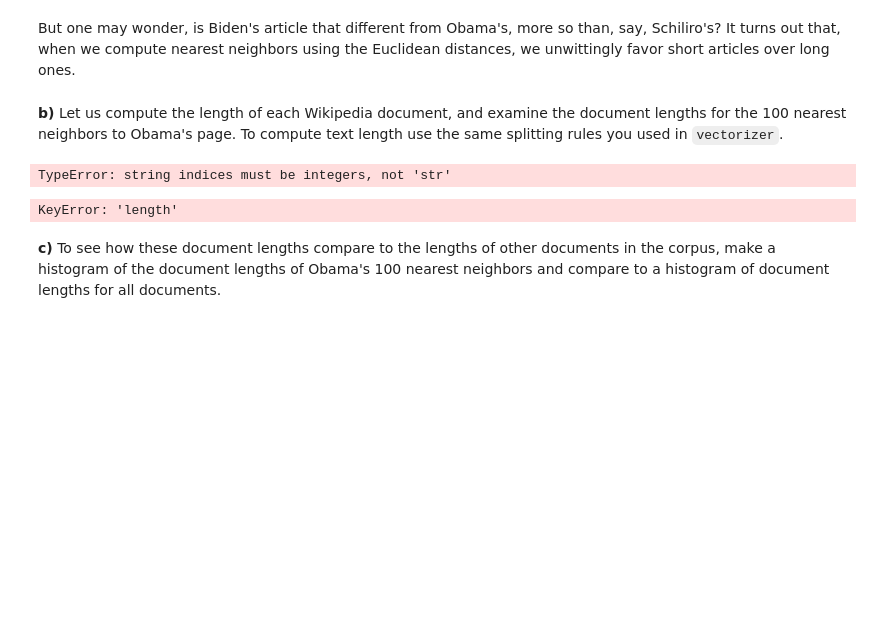
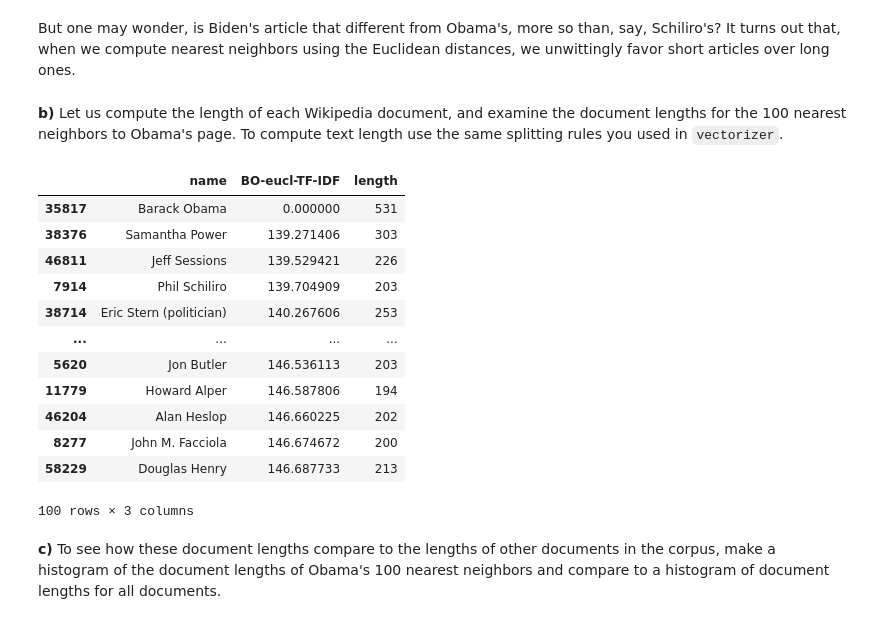
Before and after one commit to Falanger-debug/Data-Analyticts, a Jupyter notebook: Clustering - primer/Assignment_4_without_code.ipynb, the cells around one changed output. Cells and saved outputs as stored; diff of their text form; code cells hidden in the pictures; blank space fills up the shorter version.

```diff
--- a/Clustering - primer/Assignment_4_without_code.ipynb
+++ b/Clustering - primer/Assignment_4_without_code.ipynb
@@ -417,18 +417,30 @@ But one may wonder, is Biden's article that different from Obama's, more so than
 # %%
 tokenizer = vectorizer.build_tokenizer()
 
-def compute_length(row):
+def compute_length(text):
 # Here we could use simply:
 #     return len(row['text'].split(' '))
-    return len(tokenizer(row['text']))
+    return len(tokenizer(text))
 
 wiki['length'] = wiki['text'].apply(compute_length)
-# %% [output]
-TypeError: string indices must be integers, not 'str'
 # %%
+nearest_neighbors_euclidean = wiki.sort_values(by='BO-eucl-TF-IDF',ascending=True)[['name','BO-eucl-TF-IDF']][0:100]
+
 nearest_neighbors_euclidean['length'] = wiki.loc[nearest_neighbors_euclidean.index]['length']
 nearest_neighbors_euclidean
 # %% [output]
+|  | name | BO-eucl-TF-IDF | length |
+| 35817 | Barack Obama | 0.000000 | 531 |
+| 38376 | Samantha Power | 139.271406 | 303 |
+| 46811 | Jeff Sessions | 139.529421 | 226 |
+| 7914 | Phil Schiliro | 139.704909 | 203 |
+| 38714 | Eric Stern (politician) | 140.267606 | 253 |
+| ... | ... | ... | ... |
+| 5620 | Jon Butler | 146.536113 | 203 |
+| 11779 | Howard Alper | 146.587806 | 194 |
+| 46204 | Alan Heslop | 146.660225 | 202 |
+| 8277 | John M. Facciola | 146.674672 | 200 |
+| 58229 | Douglas Henry | 146.687733 | 213 |
-KeyError: 'length'
+100 rows × 3 columns
 # %% [markdown]
 **c)** To see how these document lengths compare to the lengths of other documents in the corpus, make a histogram of the document lengths of Obama's 100 nearest neighbors and compare to a histogram of document lengths for all documents.
```
Also changed, not shown: parts of 10 cells of this notebook.
